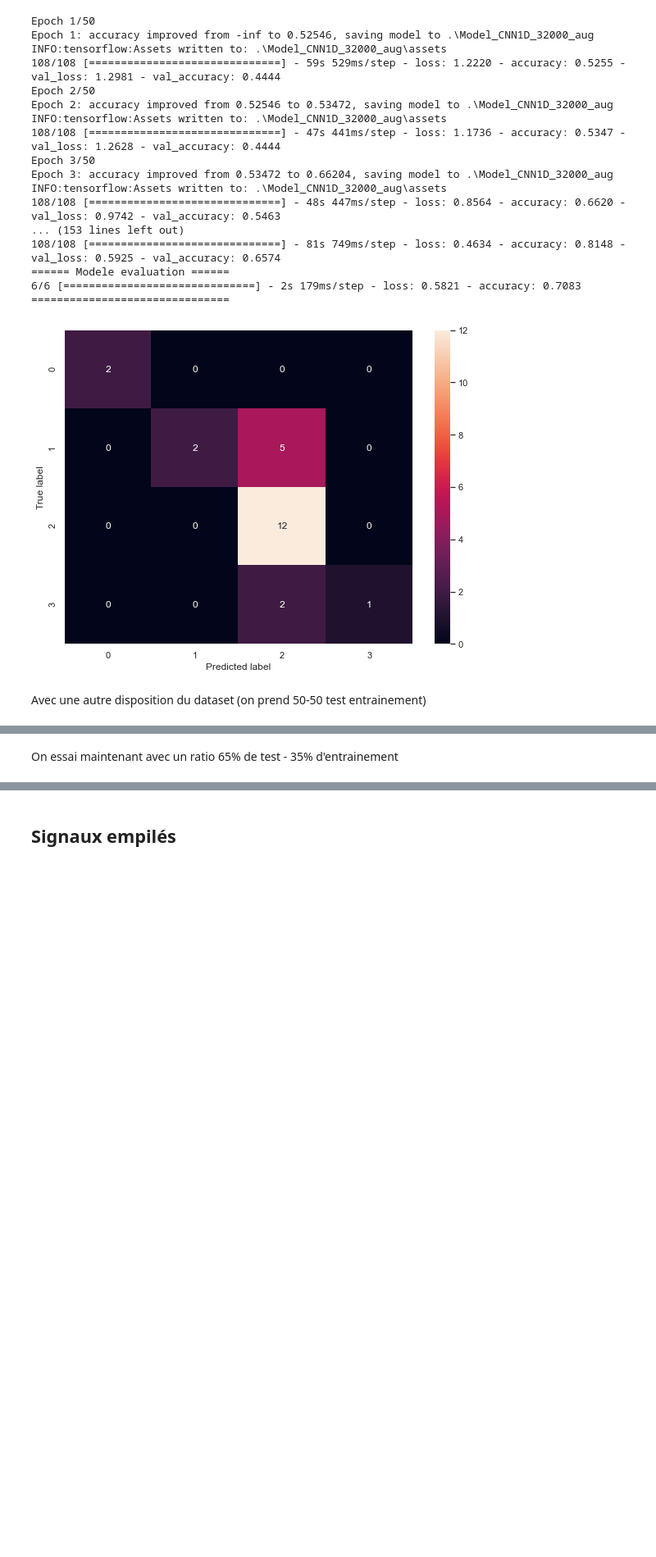
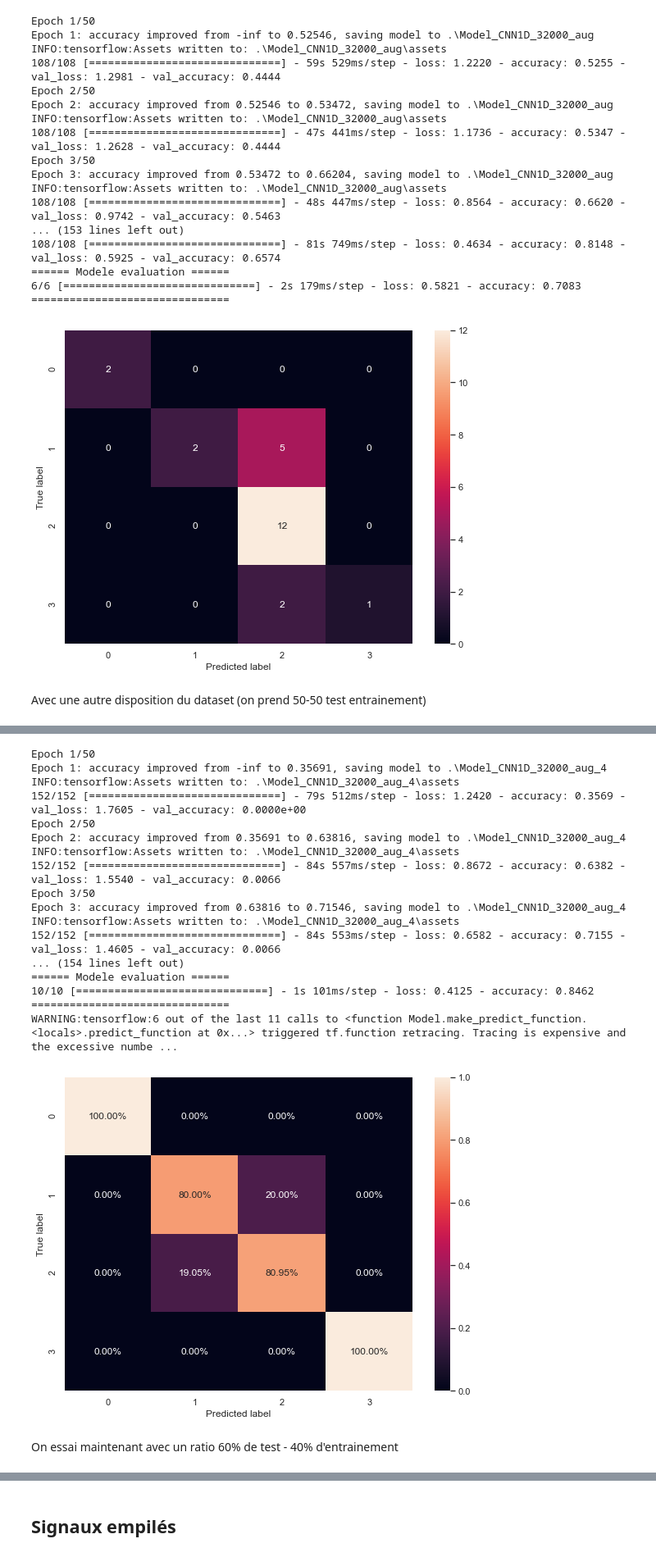
Before and after one commit to MohamedNennouche/COPD-Detection, a Jupyter notebook: COPD-tsaug.ipynb, the cells around one changed output, grey strips where cells are left out. Shown at 82% size. Cells and saved outputs as stored; diff of their text form; code cells hidden in the pictures; blank space fills up the shorter version.

```diff
--- a/COPD-tsaug.ipynb
+++ b/COPD-tsaug.ipynb
@@ -321,0 +351,2 @@ INFO:tensorflow:Assets written to: .\Model_CNN1D_32000_aug_2\assets
+# %%
+fv_train_aug_res = np.expand_dims(fv_train_aug_res, axis=2)
@@ -322,3 +402,71 @@ INFO:tensorflow:Assets written to: .\Model_CNN1D_32000_aug_2\assets
+# %%
+# CNN
+path_to_save_model = './Model_CNN1D_32000_aug_4'
+ckpt_saver = ModelCheckpoint(
+path_to_save_model,
+monitor='accuracy', # sur quoi on se base pour voir le meilleur
+mode = 'max', # max de l'accuracy sur la validation
+save_best_only = True,
+save_freq='epoch', # ne voit qu'à la fin de l'époque
+verbose=1
+)
+
+
+model = tf.keras.Sequential(
+[
+    Input(shape=(32000,num_channels)), # format d'entrée
+    Conv1D(filters=num_filters1, kernel_size=filter_size1, activation='relu'),
+    Conv1D(filters=num_filters2, kernel_size=filter_size2, activation='relu'),
+    Dropout(0.5),
+    MaxPool1D(pool_size=2),
+    Conv1D(filters=num_filters1, kernel_size=filter_size1, activation='relu'),
+    Conv1D(filters=num_filters2, kernel_size=filter_size1, activation='relu'),
+    Dropout(0.5),
+    MaxPool1D(pool_size=2),
+    GlobalAvgPool1D(),
+    Dense(50, activation='relu'),
+    Dense(4, activation='softmax')
+]
+)
+model.compile(optimizer='adam', loss='sparse_categorical_crossentropy', metrics='accuracy')
+model.fit(fv_train_aug_res, etiq_train_aug_res, batch_size=batch_size, epochs=n_epochs, validation_split=0.2, callbacks=[ckpt_saver])
+
+# Evaluation of the model
+print("====== Modele evaluation ======")
+model.evaluate(fv_test,etiq_test, batch_size=batch_size)
+print("===============================")
+y_model=model.predict(fv_test)
+y_model_max = np.argmax(y_model, axis=1)
+con_mat = tf.math.confusion_matrix(labels=etiq_test, predictions=y_model_max).numpy()
+
+# Visualization
+cmn = con_mat.astype('float') / con_mat.sum(axis=1)[:, np.newaxis]
+sns.set_theme(style='darkgrid')
+plt.figure(figsize=(8, 6))
+sns.heatmap(cmn, annot=True, fmt='.2%')
+plt.tight_layout()
+plt.ylabel('True label')
+plt.xlabel('Predicted label')
+plt.show()
+# %% [output]
+Epoch 1/50
+Epoch 1: accuracy improved from -inf to 0.35691, saving model to .\Model_CNN1D_32000_aug_4
+INFO:tensorflow:Assets written to: .\Model_CNN1D_32000_aug_4\assets
+152/152 [==============================] - 79s 512ms/step - loss: 1.2420 - accuracy: 0.3569 - val_loss: 1.7605 - val_accuracy: 0.0000e+00
+Epoch 2/50
+Epoch 2: accuracy improved from 0.35691 to 0.63816, saving model to .\Model_CNN1D_32000_aug_4
+INFO:tensorflow:Assets written to: .\Model_CNN1D_32000_aug_4\assets
+152/152 [==============================] - 84s 557ms/step - loss: 0.8672 - accuracy: 0.6382 - val_loss: 1.5540 - val_accuracy: 0.0066
+Epoch 3/50
+Epoch 3: accuracy improved from 0.63816 to 0.71546, saving model to .\Model_CNN1D_32000_aug_4
+INFO:tensorflow:Assets written to: .\Model_CNN1D_32000_aug_4\assets
+152/152 [==============================] - 84s 553ms/step - loss: 0.6582 - accuracy: 0.7155 - val_loss: 1.4605 - val_accuracy: 0.0066
+... (154 lines left out)
+====== Modele evaluation ======
+10/10 [==============================] - 1s 101ms/step - loss: 0.4125 - accuracy: 0.8462
+===============================
+WARNING:tensorflow:6 out of the last 11 calls to <function Model.make_predict_function.<locals>.predict_function at 0x...> triggered tf.function retracing. Tracing is expensive and the excessive numbe ...
+[figure, added]
 # %% [markdown]
-On essai maintenant avec un ratio 65% de test - 35% d'entrainement
+On essai maintenant avec un ratio 60% de test - 40% d'entrainement
 # %%
```
Also changed, not shown: parts of 9 cells of this notebook, 12 other files.
